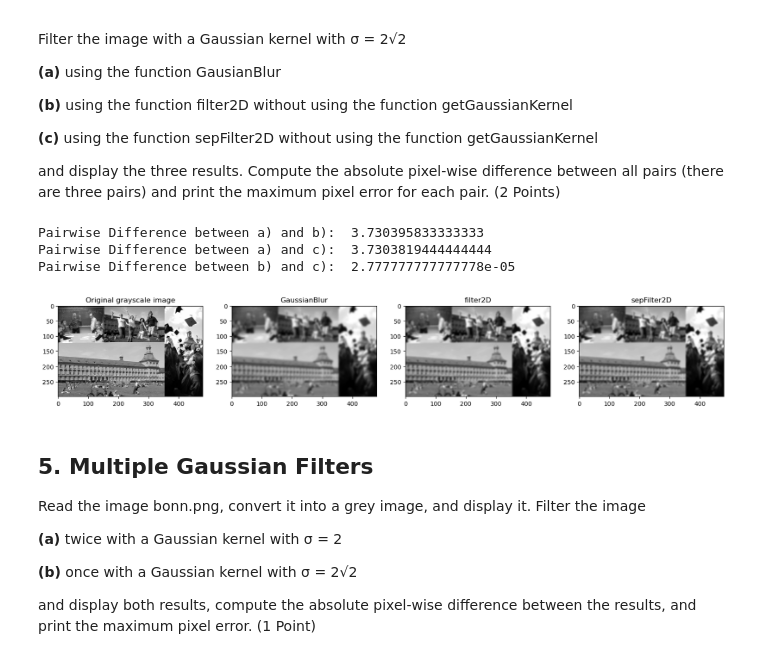
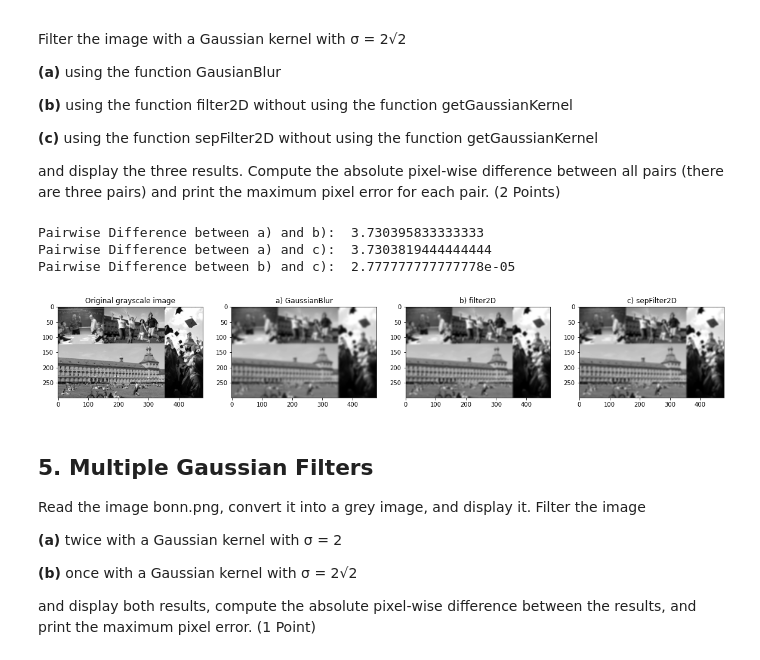
Before and after one commit to Patschwemm/CV_Course, a Jupyter notebook: Sheet01/sheet01.ipynb, the cells around one changed output. Drawn from its saved outputs; the diff is of its cells as text; code cells hidden in the pictures.

```diff
--- a/Sheet01/sheet01.ipynb
+++ b/Sheet01/sheet01.ipynb
@@ -187,37 +189,37 @@ def task4():
 
     # b)
     kernel = get_kernel(sigma)
     # compute outer product to calculate kernel matix from vector
     kernel_matrix = np.outer(kernel, kernel)
     gaussian_blur_img2 = cv.filter2D(img_gray, kernel=kernel_matrix, ddepth=-1)
 
     # c)
     gaussian_blur_img3 = cv.sepFilter2D(img_gray, kernelX=kernel, kernelY=kernel, ddepth=-1)
 
     _, ax = plt.subplots(1, 4, figsize=(20, 20))
     ax[0].set_title("Original grayscale image")
     ax[0].imshow(img_gray, cmap="gray")
-    ax[1].set_title("GaussianBlur")
+    ax[1].set_title("a) GaussianBlur")
     ax[1].imshow(gaussian_blur_img1, cmap="gray")
-    ax[2].set_title("filter2D")
+    ax[2].set_title("b) filter2D")
     ax[2].imshow(gaussian_blur_img2, cmap="gray")
-    ax[3].set_title("sepFilter2D")
+    ax[3].set_title("c) sepFilter2D")
     ax[3].imshow(gaussian_blur_img3, cmap="gray")
 
     # compute the pairwise difference:
     print("Pairwise Difference between a) and b): ",
     np.abs(gaussian_blur_img1.astype(int) - gaussian_blur_img2.astype(int)).mean())
     print("Pairwise Difference between a) and c): ",
     np.abs(gaussian_blur_img1.astype(int) - gaussian_blur_img3.astype(int)).mean())
     print("Pairwise Difference between b) and c): ",
     np.abs(gaussian_blur_img2.astype(int) - gaussian_blur_img3.astype(int)).mean())
 
 task4()
 # %% [output]
 Pairwise Difference between a) and b):  3.730395833333333
 Pairwise Difference between a) and c):  3.7303819444444444
 Pairwise Difference between b) and c):  2.777777777777778e-05
-[figure, old version]
+[figure, new version]
 # %% [markdown]
 ## 5. Multiple Gaussian Filters
 
```
Also changed, not shown: parts of 6 cells of this notebook.
